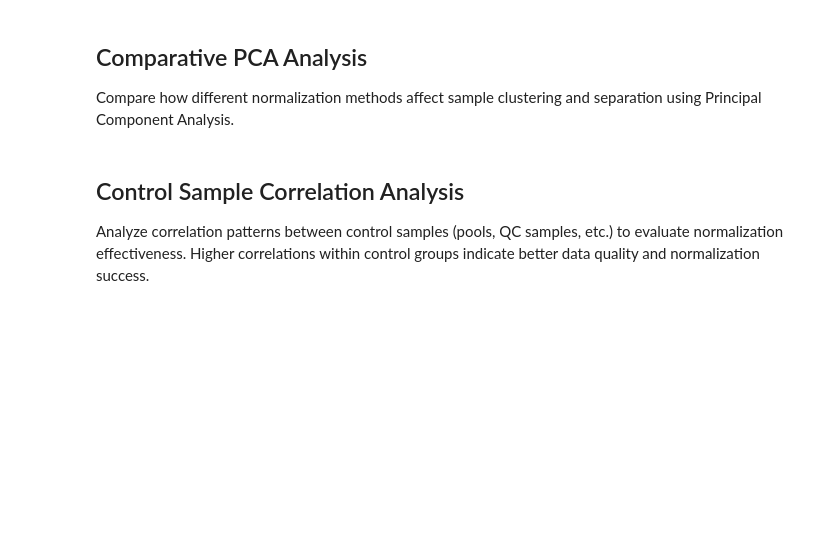
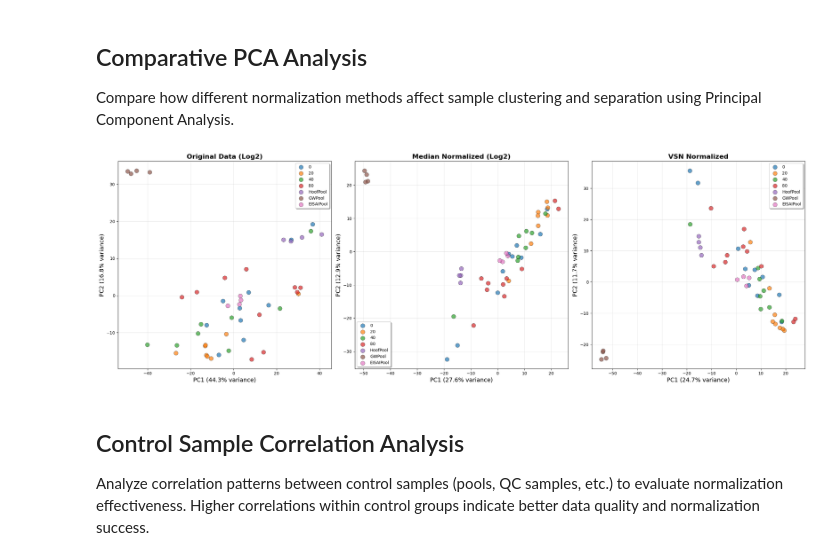
Before and after one commit to maccoss/2025-ExampleDifferentialAnalysis, a Jupyter notebook: EISAI-ProteinLevel-analysis.ipynb, the cells around one changed output. Cells and saved outputs as stored; diff of their text form; code cells hidden in the pictures; blank space fills up the shorter version.

```diff
--- a/EISAI-ProteinLevel-analysis.ipynb
+++ b/EISAI-ProteinLevel-analysis.ipynb
@@ -768,22 +778,24 @@ Compare how different normalization methods affect sample clustering and separat
 # %%
 # Normalization effectiveness comparison - VSN vs Median
 # This plot shows how different methods reduce technical variation
 
-# Generate comparison data using the updated normalization functions
-median_normalized = ptk.normalization.median_normalize(filtered_data, sample_columns=final_sample_columns)
-vsn_normalized = ptk.normalization.vsn_normalize(filtered_data, optimize_params=optimize_vsn, sample_columns=final_sample_columns)
+# Generate comparison data using the standardized data structure
+median_normalized = ptk.normalization.median_normalize(standardized_data, sample_columns=final_sample_columns)
+vsn_normalized = ptk.normalization.vsn_normalize(standardized_data, optimize_params=optimize_vsn, sample_columns=final_sample_columns)
 
 # Run the comparison analysis
 ptk.visualization.plot_comparative_pca(
-    original_data=filtered_data,
+    original_data=standardized_data,  # Use standardized data
     median_normalized_data=median_normalized,
     vsn_normalized_data=vsn_normalized,
     sample_columns=final_sample_columns,
     sample_metadata=sample_metadata,
     group_colors=group_colors,
     group_order=list(group_distribution.keys()),  # Fix legend ordering: sample groups first, then controls
     figsize=(24, 8)
 )
+# %% [output]
+[figure, added]
 # %% [markdown]
 ## Control Sample Correlation Analysis
 
```
Also changed, not shown: parts of 26 cells of this notebook, 36 other files.
